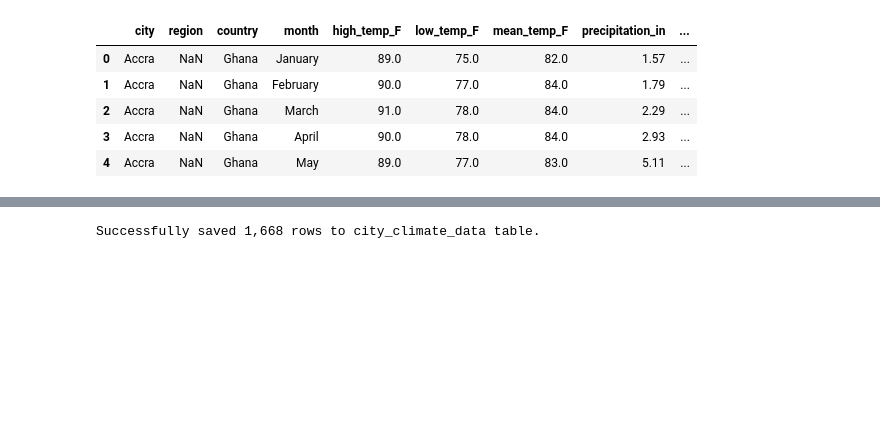
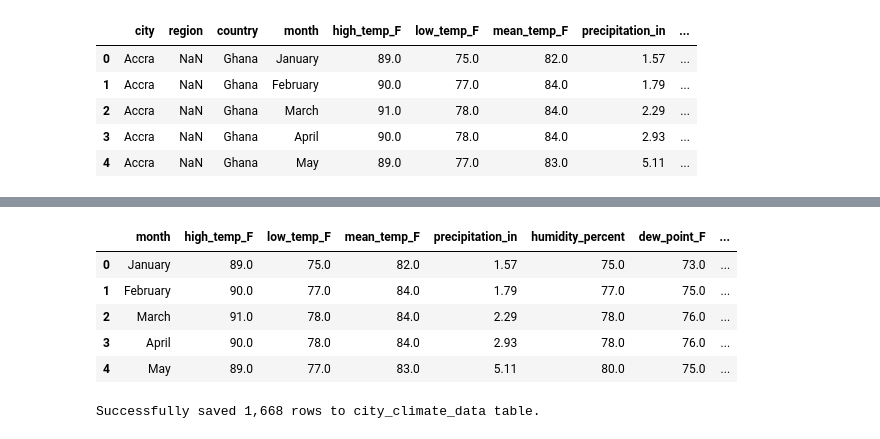
Before and after one commit to novice86/urban-climate-explorer, a Jupyter notebook: src/data_enrichment.ipynb, the cells around one changed output, grey strips where cells are left out. Saved outputs shown, nothing was run; the diff lists cells and outputs as text; code cells hidden in the pictures; blank space fills up the shorter version.

```diff
--- a/src/data_enrichment.ipynb
+++ b/src/data_enrichment.ipynb
@@ -254,0 +381,15 @@ print(stubborn_cities)
+# %%
+# Define the missing administrative regions
+region_fixes = {
+    'Nassau': 'New Providence',
+    'Hong Kong': 'Hong Kong',
+    'Kathmandu': 'Bagmati',
+    'Singapore': 'Singapore'
+}
+
+# Apply the fixes to the region column
+for city, region_name in region_fixes.items():
+    tier1.loc[tier1['city_clean'] == city, 'region'] = region_name
+
+# Final verification (should output 0)
+print(f"Missing regions remaining: {tier1['region'].isna().sum()}")
@@ -353,2 +435,21 @@ anomalies
+# %%
+# Drop the original messy columns (errors='ignore' prevents crashes if 'city' is already gone)
+tier1 = tier1.drop(columns=['country', 'city'], errors='ignore')
+
+# Rename your clean columns to become the final official columns
+tier1 = tier1.rename(columns={
+    'city_clean': 'city',
+    'country_clean': 'country'
+})
+
+# Check the final clean headers
+tier1.head()
+# %% [output]
+|  | month | high_temp_F | low_temp_F | mean_temp_F | precipitation_in | humidity_percent | dew_point_F | ... |
+| 0 | January | 89.0 | 75.0 | 82.0 | 1.57 | 75.0 | 73.0 | ... |
+| 1 | February | 90.0 | 77.0 | 84.0 | 1.79 | 77.0 | 75.0 | ... |
+| 2 | March | 91.0 | 78.0 | 84.0 | 2.29 | 78.0 | 76.0 | ... |
+| 3 | April | 90.0 | 78.0 | 84.0 | 2.93 | 78.0 | 76.0 | ... |
+| 4 | May | 89.0 | 77.0 | 83.0 | 5.11 | 80.0 | 75.0 | ... |
 # %%
 # Save your final enriched dataset
```
Also changed, not shown: parts of 33 cells of this notebook, 3 other files.
